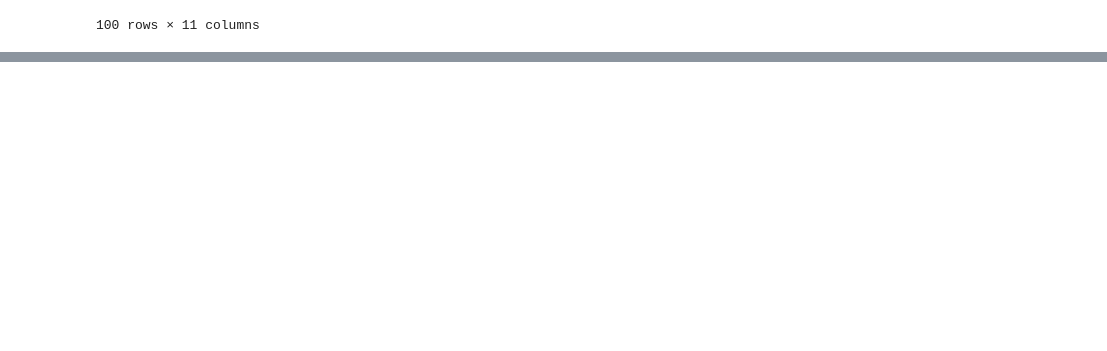
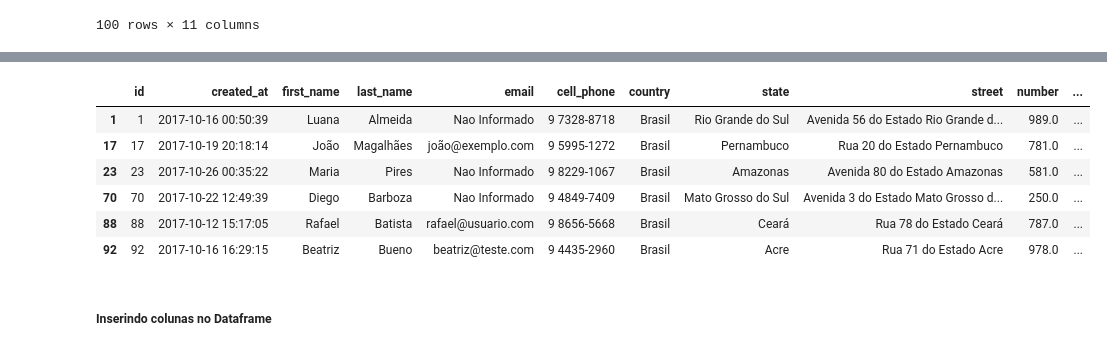
Before and after one commit to roolsant/Python_Learn, a Jupyter notebook: ETL/MeusNotebooks/Conversao_Dados.ipynb, the cells around one changed output, grey strips where cells are left out. Cells and saved outputs as stored; diff of their text form; code cells hidden in the pictures; blank space fills up the shorter version.

```diff
--- a/ETL/MeusNotebooks/Conversao_Dados.ipynb
+++ b/ETL/MeusNotebooks/Conversao_Dados.ipynb
@@ -111,0 +174,14 @@ df_silver
+# %%
+# Filtrando dados por um ano e mes específico
+df_2017_10 = df_silver[(df_silver['created_at'].dt.year == 2017) & (df_silver['created_at'].dt.month == 10)]
+df_2017_10
+# %% [output]
+|  | id | created_at | first_name | last_name | email | cell_phone | country | state | street | number | ... |
+| 1 | 1 | 2017-10-16 00:50:39 | Luana | Almeida | Nao Informado | 9 7328-8718 | Brasil | Rio Grande do Sul | Avenida 56 do Estado Rio Grande d... | 989.0 | ... |
+| 17 | 17 | 2017-10-19 20:18:14 | João | Magalhães | joão@exemplo.com | 9 5995-1272 | Brasil | Pernambuco | Rua 20 do Estado Pernambuco | 781.0 | ... |
+| 23 | 23 | 2017-10-26 00:35:22 | Maria | Pires | Nao Informado | 9 8229-1067 | Brasil | Amazonas | Avenida 80 do Estado Amazonas | 581.0 | ... |
+| 70 | 70 | 2017-10-22 12:49:39 | Diego | Barboza | Nao Informado | 9 4849-7409 | Brasil | Mato Grosso do Sul | Avenida 3 do Estado Mato Grosso d... | 250.0 | ... |
+| 88 | 88 | 2017-10-12 15:17:05 | Rafael | Batista | rafael@usuario.com | 9 8656-5668 | Brasil | Ceará | Rua 78 do Estado Ceará | 787.0 | ... |
+| 92 | 92 | 2017-10-16 16:29:15 | Beatriz | Bueno | beatriz@teste.com | 9 4435-2960 | Brasil | Acre | Rua 71 do Estado Acre | 978.0 | ... |
+# %% [markdown]
+##### Inserindo colunas no Dataframe
```
Also changed, not shown: parts of 6 cells of this notebook.
